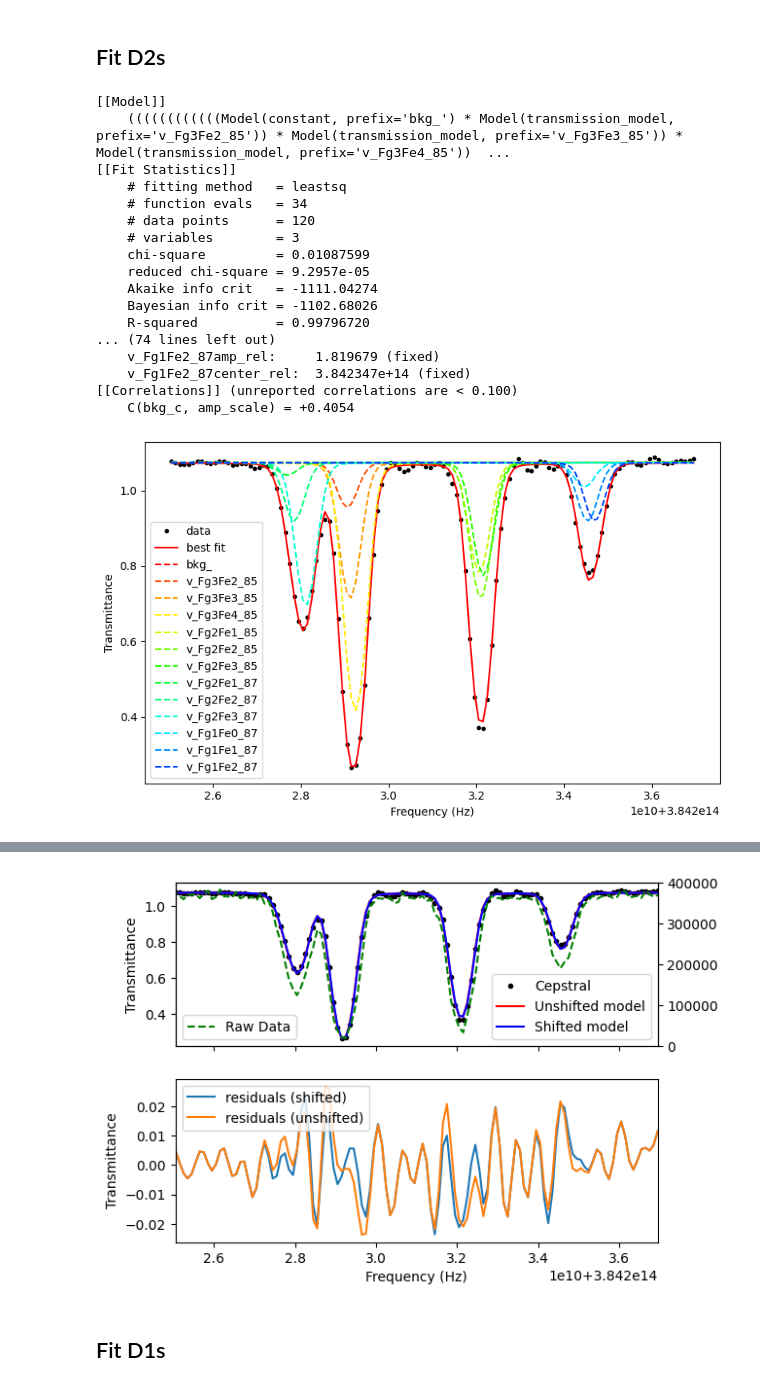
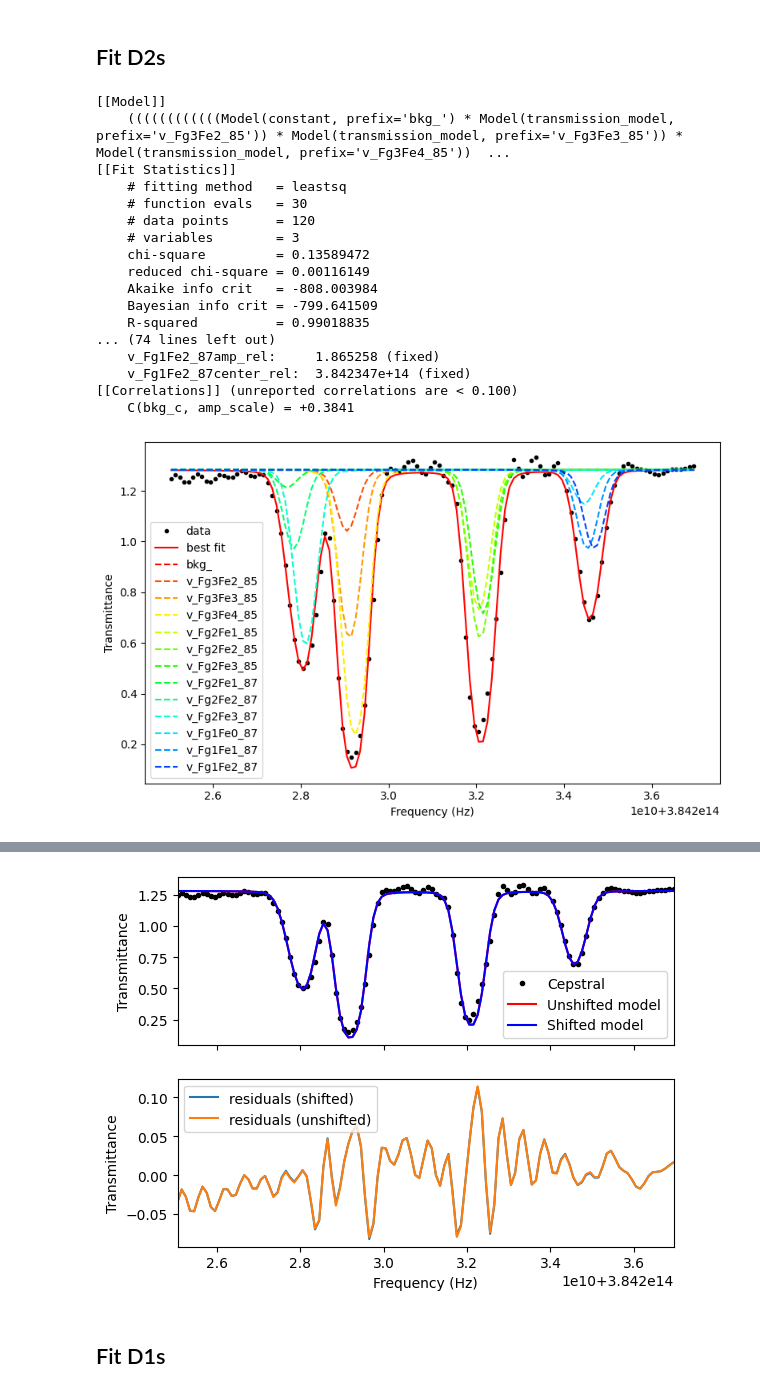
Before and after one commit to Seabear-attack/dev-table, a Jupyter notebook: Dual Comb/full_Rb_analysis.ipynb, the cells around one changed output, grey strips where cells are left out. Saved outputs shown, nothing was run; the diff lists cells and outputs as text; code cells hidden in the pictures.

```diff
--- a/Dual Comb/full_Rb_analysis.ipynb
+++ b/Dual Comb/full_Rb_analysis.ipynb
@@ -20,7 +20,7 @@ from scipy.special import voigt_profile
 from scipy.signal import find_peaks
 
 def pressure_torr(temp_K: float) -> float:
-    if temp_K < 39.31:
+    if temp_K < 273 + 39.31:
         logp = - 94.04826 - 1961.258 / temp_K - \
             0.03771687 * temp_K + 42.57526 * np.log10(temp_K)
     else:
@@ -201,7 +201,8 @@ def alias_frequency(f0, df, fs):
 # %%
 # Experimental parameters
 temp_K = 273+40
-B_field_gauss = .3
+# B_field_gauss = .3
+B_field_gauss = .5
 cell_length = .075
 
 mass_85 = au * 84.911789732
@@ -216,8 +217,12 @@ nuc_spin_degen_87 = 8
 nu0_D1_85 = 377.10738569e12
 nu0_D2_85 = 384.23040637e12
 
+
 nu0_D1_87 = 377.1074635e12
 nu0_D2_87 = 384.2304844685e12
+
+nu0_D2 = np.average([nu0_D2_85, nu0_D2_87])
+nu0_D1 = np.average([nu0_D1_85, nu0_D1_87])
 
 Gamma_D1 = 2 * np.pi * 5.746e6
 Gamma_D2 = 2 * np.pi * 6.065e6
@@ -440,7 +445,7 @@ print(ntooth_shift)
 
 axis_norm = fftshift(fftfreq(ppigm))
 axis_N = axis_norm * ppigm
-axis_shift = harmonic * ((cw_mode1) * fr1 + f01) + 3 * fr1
+axis_shift = harmonic * ((cw_mode1) * fr1 + f01) + ntooth_shift * fr1
 # Still need to derive extra mode offset
 raw_optical_axis = (axis_N ) * fr1 + axis_shift
 
@@ -564,8 +565,6 @@ f, axs = plt.subplots(2,1, sharex=True)
 axs[0].plot(cepstral_axis, cepstral_spectrum, 'k.', label='Cepstral')
 axs[0].plot(model_axis, unshifted_model, 'r-', label='Unshifted model')
 axs[0].plot(model_axis, shifted_model, 'b-', label='Shifted model')
-twinax = axs[0].twinx()
-twinax.plot(raw_optical_axis, raw_spectrum, 'g--', label='Raw Data')
 axs[1].plot(cepstral_axis, cepstral_spectrum- shifted_model, label = 'residuals (shifted)')
 axs[1].plot(cepstral_axis, cepstral_spectrum- unshifted_model, label = 'residuals (unshifted)')
 # plt.plot(peaks_freq, peaks_amp, 'b.', label = 'peaks')
@@ -573,27 +572,25 @@ axs[1].set_xlabel('Frequency (Hz)')
 axs[0].set_ylabel('Transmittance')
 axs[1].set_ylabel('Transmittance')
 axs[0].set_xlim(min(model_axis), max(model_axis))
-twinax.set_ylim(0,4e5)
 axs[0].legend()
 axs[1].legend()
-twinax.legend()
 plt.show()
 # %% [output]
 [[Model]]
     ((((((((((((Model(constant, prefix='bkg_') * Model(transmission_model, prefix='v_Fg3Fe2_85')) * Model(transmission_model, prefix='v_Fg3Fe3_85')) * Model(transmission_model, prefix='v_Fg3Fe4_85'))  ...
 [[Fit Statistics]]
     # fitting method   = leastsq
-    # function evals   = 34
+    # function evals   = 30
     # data points      = 120
     # variables        = 3
-    chi-square         = 0.01087599
-    reduced chi-square = 9.2957e-05
-    Akaike info crit   = -1111.04274
-    Bayesian info crit = -1102.68026
-    R-squared          = 0.99796720
+    chi-square         = 0.13589472
+    reduced chi-square = 0.00116149
+    Akaike info crit   = -808.003984
+    Bayesian info crit = -799.641509
+    R-squared          = 0.99018835
 ... (74 lines left out)
-    v_Fg1Fe2_87amp_rel:     1.819679 (fixed)
+    v_Fg1Fe2_87amp_rel:     1.865258 (fixed)
     v_Fg1Fe2_87center_rel:  3.842347e+14 (fixed)
 [[Correlations]] (unreported correlations are < 0.100)
-    C(bkg_c, amp_scale) = +0.4054
+    C(bkg_c, amp_scale) = +0.3841
-[figure, old version]
+[figure, new version]
@@ -602,4 +599,4 @@ plt.show()
-[figure, old version]
+[figure, new version]
 # %% [markdown]
 ## Fit D1s
 # %%
```
Also changed, not shown: parts of 3 cells of this notebook, 3 other files.
